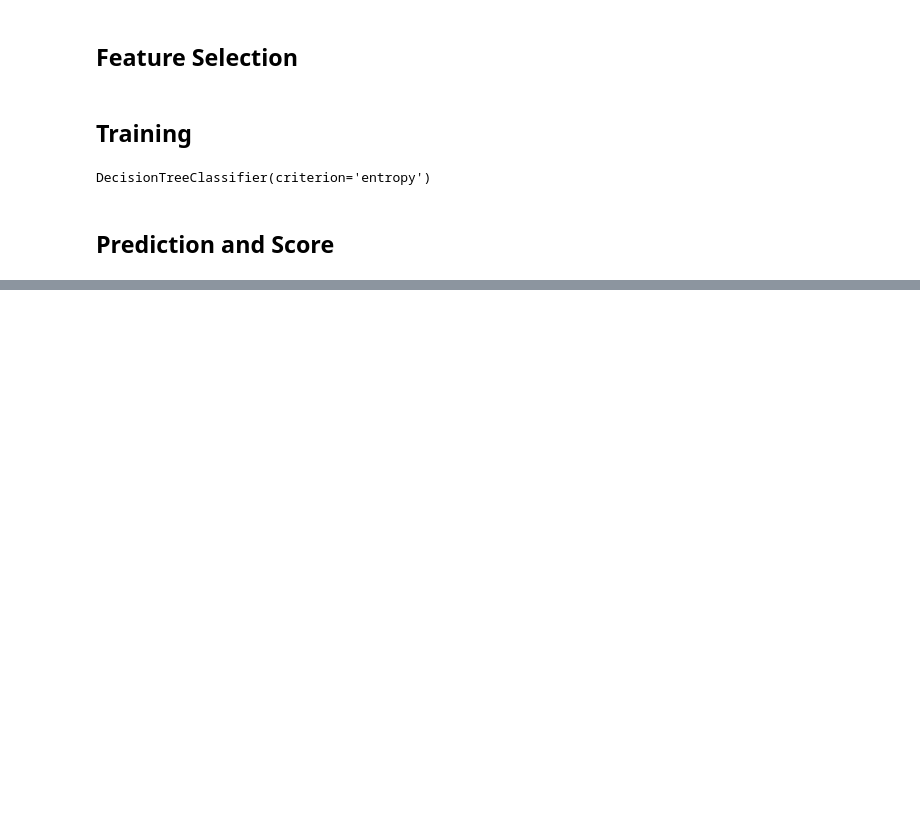
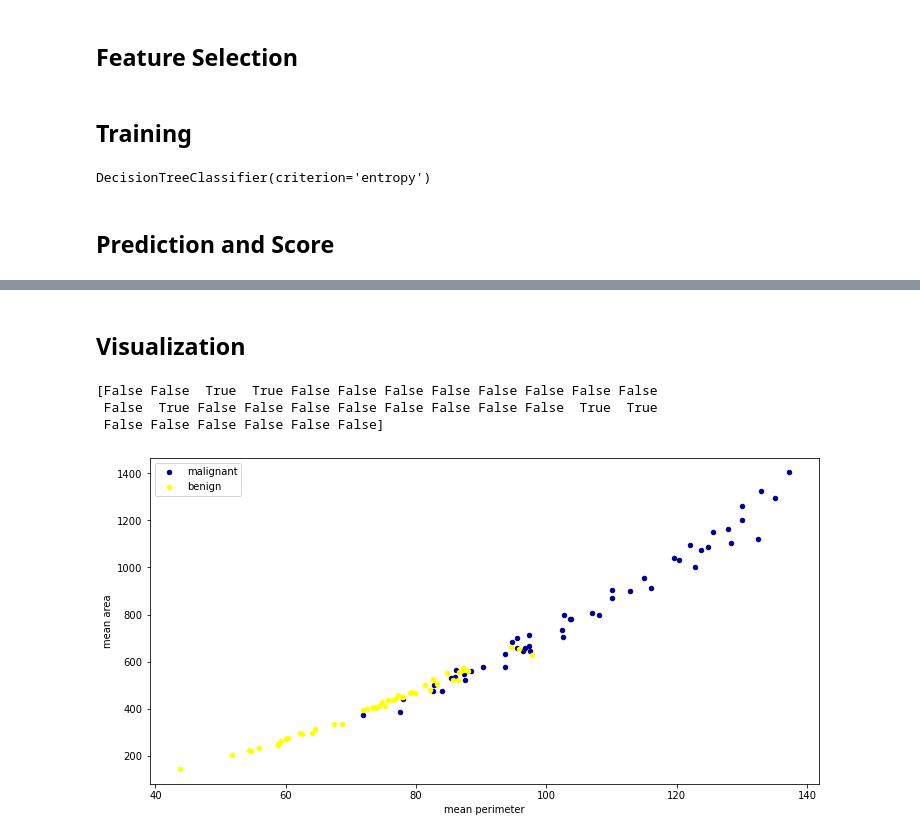
Before and after one commit to YudhaHM/scikitlearn-breast_cancer_dataset, a Jupyter notebook: Breast Cancer Detection.ipynb, the cells around one changed output, grey strips where cells are left out. Drawn from its saved outputs; the diff is of its cells as text; code cells hidden in the pictures; blank space fills up the shorter version.

Commit message:
Visualize Cancer Type Based on Feature Selection

```diff
--- a/Breast Cancer Detection.ipynb
+++ b/Breast Cancer Detection.ipynb
@@ -5,0 +27,4 @@ import pandas as pd
+# %%
+visual = data.data
+visual['type'] = data.target
+visual.head()
@@ -5,0 +39,3 @@ import pandas as pd
+# %%
+visual.type[visual.type == '0'] = "malignant"
+visual.type[visual.type == '1'] = "benign"
@@ -110,0 +156,18 @@ score model new:  0.9473684210526315
+# %% [markdown]
+## Visualization
+# %%
+print(clf.get_support())
+# %% [output]
+[False False  True  True False False False False False False False False
+ False  True False False False False False False False False  True  True
+ False False False False False False]
+# %%
+import matplotlib.pyplot as plt
+# Subset column class dan lakukan plotting dengan jenis scatter untuk melihat relasi Clump dan UnifSize
+ax = visual[visual['type'] == 0][0:50].plot(kind='scatter', x='mean perimeter', y='mean area', color='DarkBlue', label='malignant',
+                                          figsize = (12, 6) );
+visual[visual['type'] == 1][0:50].plot(kind='scatter', x='mean perimeter', y='mean area', color='Yellow', label='benign', ax=ax);
+
+plt.show()
+# %% [output]
+[figure, added]
```
Also changed, not shown: parts of 9 cells of this notebook.
